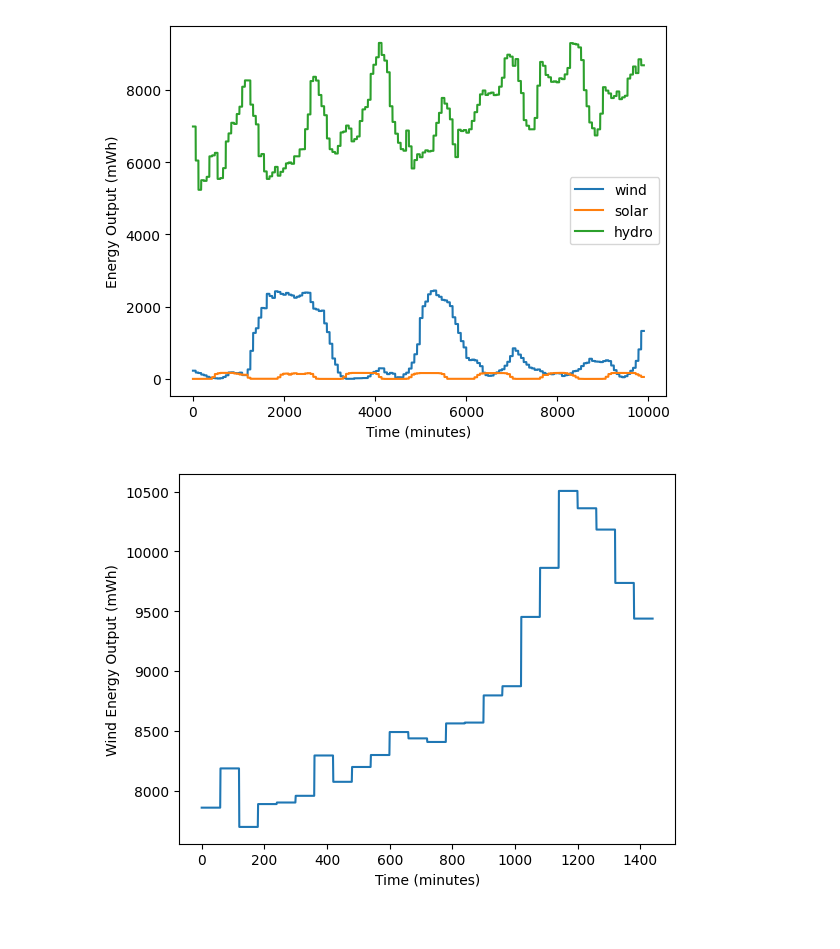
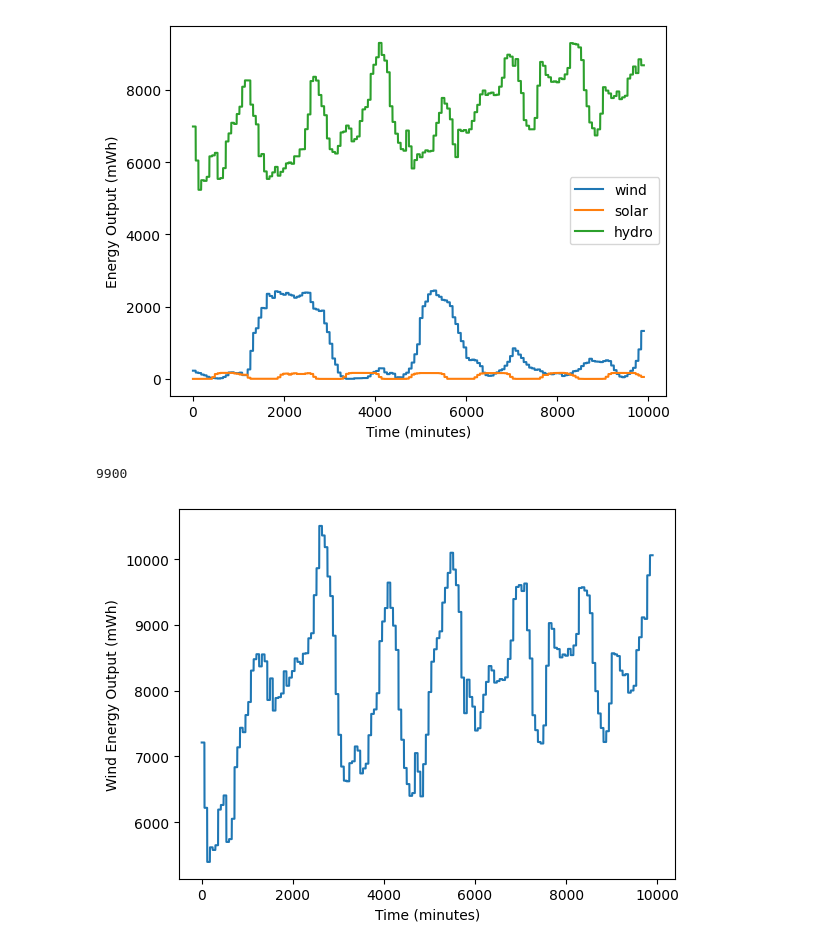
Before and after one commit to calebtheeardley/PeakDemanMinimizationAboveAResourceCurve, a Jupyter notebook: Code/Data Visualization/renewable_data.visualization.ipynb, the cells around one changed output. Cells and saved outputs as stored; diff of their text form; code cells hidden in the pictures.

```diff
--- a/Code/Data Visualization/renewable_data.visualization.ipynb
+++ b/Code/Data Visualization/renewable_data.visualization.ipynb
@@ -45,17 +45,18 @@ plt.show()
 # %%
 total = []
 for i in range(165 * 60):
     sum = wind_energy_7_days[i] + solar_energy_7_days[i] + hydro_energy_7_days[i]
     total.append(sum)
 
-x_values = np.array([i for i in range(24 * 60)])
+x_values = np.array([i for i in range(165 * 60)])
 total_graph_yvalues = np.array(total)
 
-plt.plot(x_values, total_graph_yvalues[24 * 60: 48 * 60])
+plt.plot(x_values, total_graph_yvalues)
 
 plt.xlabel("Time (minutes)")
 plt.ylabel("Wind Energy Output (mWh)")
 
 plt.show()
 # %% [output]
+9900
-[figure, old version]
+[figure, new version]
```
Also changed, not shown: 1 other file.
